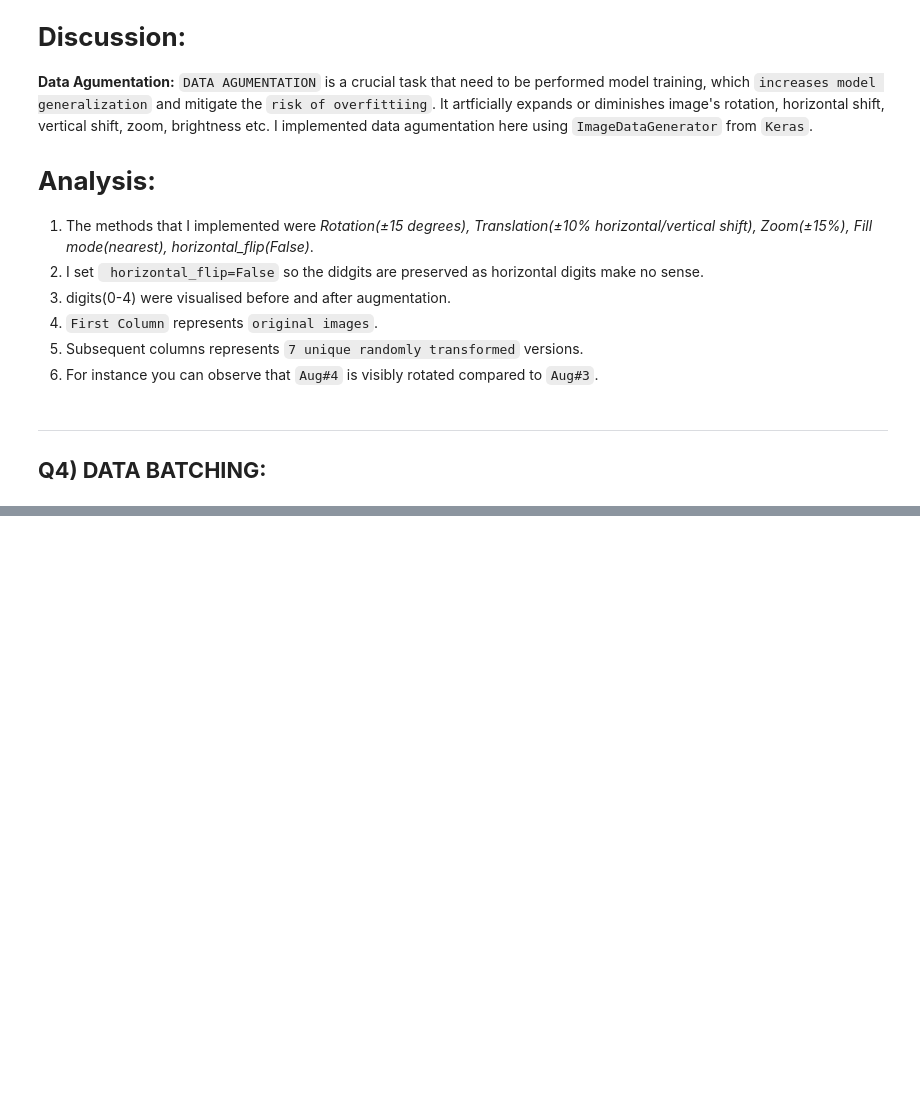
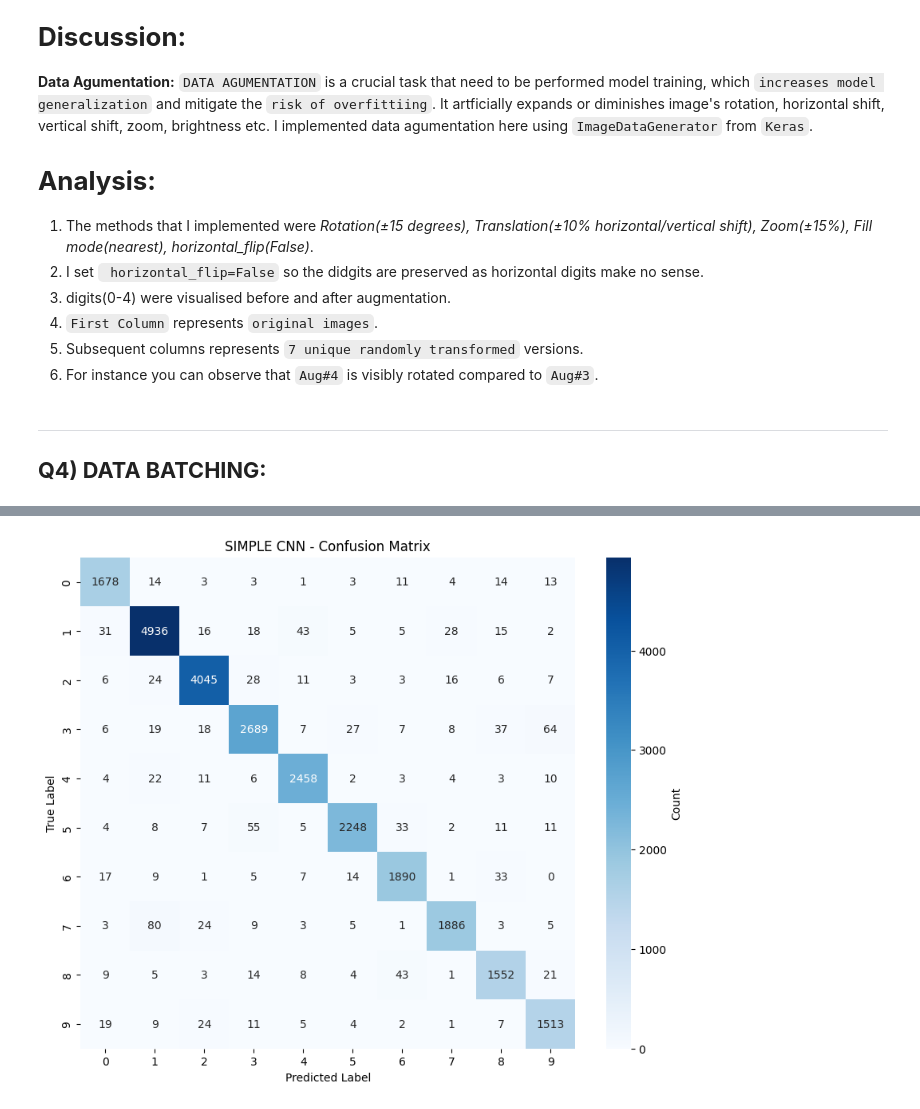
Before and after one commit to BhanuHarshaY/Street-View-House-Numbers-SVHN-Clssification, a Jupyter notebook: Assignment9.ipynb, the cells around one changed output, grey strips where cells are left out. Saved outputs shown, nothing was run; the diff lists cells and outputs as text; code cells hidden in the pictures; blank space fills up the shorter version.

Commit message:
Completed model training and evaluation.

```diff
--- a/Assignment9.ipynb
+++ b/Assignment9.ipynb
@@ -319,0 +645,99 @@ Steps per epoch: 486
+# %%
+# Model Evaluation
+print("MODEL EVALUATION")
+
+def evaluate_model(model, X_test_data, y_test_data, y_test_encoded_data, model_name, training_time):
+    print(f"\n{model_name} EVALUATION RESULTS")
+
+
+    # Predictions
+    start_time = time.time()
+    y_pred_proba = model.predict(X_test_data, verbose=0)
+    inference_time = time.time() - start_time
+    y_pred = np.argmax(y_pred_proba, axis=1)
+
+    # Metrics
+    test_loss, test_accuracy = model.evaluate(X_test_data, y_test_encoded_data, verbose=0)
+    precision = precision_score(y_test_data, y_pred, average='weighted')
+    recall = recall_score(y_test_data, y_pred, average='weighted')
+    f1 = f1_score(y_test_data, y_pred, average='weighted')
+
+    print(f"Test Accuracy: {test_accuracy:.4f} ({test_accuracy*100:.2f}%)")
+    print(f"Test Loss: {test_loss:.4f}")
+    print(f"Precision: {precision:.4f}")
+    print(f"Recall: {recall:.4f}")
+    print(f"F1-Score: {f1:.4f}")
+    print(f"Training Time: {training_time:.2f} seconds")
+    print(f"Inference Speed: {inference_time/len(X_test_data)*1000:.3f} ms/sample")
+
+    # Confusion Matrix
+    cm = confusion_matrix(y_test_data, y_pred)
+    plt.figure(figsize=(10, 8))
+    sns.heatmap(cm, annot=True, fmt='d', cmap='Blues', cbar_kws={'label': 'Count'})
+    plt.title(f'{model_name} - Confusion Matrix')
+    plt.xlabel('Predicted Label')
+    plt.ylabel('True Label')
+    plt.show()
+
+    # Classification Report
+    print(f"\nPer-Class Performance:")
+    print(classification_report(y_test_data, y_pred, digits=4))
+
+    return {
+        'accuracy': test_accuracy,
+        'loss': test_loss,
+        'precision': precision,
+        'recall': recall,
+        'f1': f1,
+        'training_time': training_time,
+        'inference_time': inference_time/len(X_test_data)*1000
+    }
+
+# Evaluating both models
+cnn_metrics = evaluate_model(simple_cnn, X_test, y_test, y_test_encoded,
+                             "SIMPLE CNN", cnn_training_time)
+alexnet_metrics = evaluate_model(alexnet, X_test, y_test, y_test_encoded,
+                                 "ALEXNET", alexnet_training_time)
+
+# Plotting training history
+fig, axes = plt.subplots(1, 2, figsize=(14, 5))
+
+# Accuracy plot
+axes[0].plot(history_cnn.history['accuracy'], label='CNN Train', linewidth=2)
+axes[0].plot(history_cnn.history['val_accuracy'], label='CNN Val', linewidth=2)
+axes[0].plot(history_alexnet.history['accuracy'], label='AlexNet Train', linewidth=2)
+axes[0].plot(history_alexnet.history['val_accuracy'], label='AlexNet Val', linewidth=2)
+axes[0].set_title('Model Accuracy Comparison')
+axes[0].set_xlabel('Epoch')
+axes[0].set_ylabel('Accuracy')
+axes[0].legend()
+axes[0].grid(True, alpha=0.3)
+
+# Loss plot
+axes[1].plot(history_cnn.history['loss'], label='CNN Train', linewidth=2)
+axes[1].plot(history_cnn.history['val_loss'], label='CNN Val', linewidth=2)
+axes[1].plot(history_alexnet.history['loss'], label='AlexNet Train', linewidth=2)
+axes[1].plot(history_alexnet.history['val_loss'], label='AlexNet Val', linewidth=2)
+axes[1].set_title('Model Loss Comparison')
+axes[1].set_xlabel('Epoch')
+axes[1].set_ylabel('Loss')
+axes[1].legend()
+axes[1].grid(True, alpha=0.3)
+
+plt.suptitle('Training History', fontsize=14)
+plt.tight_layout()
+plt.show()
+
+# Comparison Summary
+print("MODEL COMPARISON SUMMARY")
+print(f"{'Metric':<20} | {'Simple CNN':<15} | {'AlexNet':<15}")
+print(f"{'Accuracy':<20} | {cnn_metrics['accuracy']:.4f}{' '*9} | {alexnet_metrics['accuracy']:.4f}")
+print(f"{'F1-Score':<20} | {cnn_metrics['f1']:.4f}{' '*9} | {alexnet_metrics['f1']:.4f}")
+print(f"{'Parameters':<20} | {simple_cnn.count_params():,}{' '*6} | {alexnet.count_params():,}")
+print(f"{'Training (min)':<20} | {cnn_metrics['training_time']/60:.2f}{' '*11} | {alexnet_metrics['training_time']/60:.2f}")
+print(f"{'Inference (ms)':<20} | {cnn_metrics['inference_time']:.3f}{' '*10} | {alexnet_metrics['inference_time']:.3f}")
+
+winner = "Simple CNN" if cnn_metrics['accuracy'] > alexnet_metrics['accuracy'] else "AlexNet"
+margin = abs(cnn_metrics['accuracy'] - alexnet_metrics['accuracy']) * 100
+print(f"\n Better Model: {winner} (by {margin:.2f}% accuracy)")
+# %% [output]
@@ -319,0 +754 @@ Steps per epoch: 486
+[figure, added]
```
Also changed, not shown: parts of 12 cells of this notebook.
